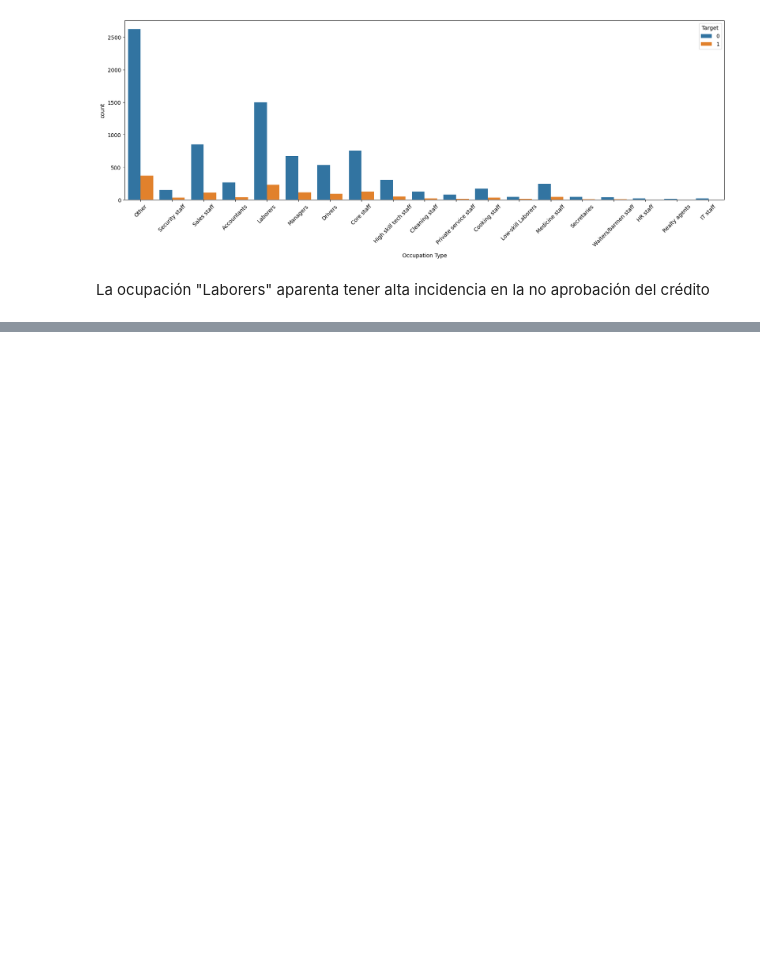
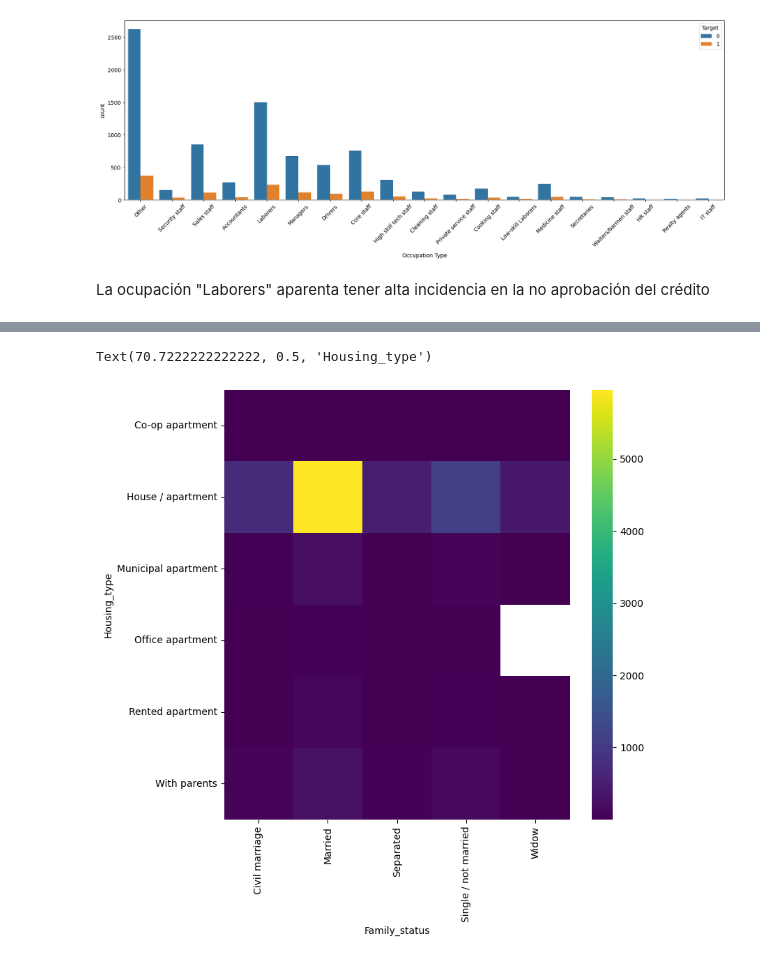
Before and after one commit to jcterrerof/CoderHouse, a Jupyter notebook: Fundamentos para la Ciencia de Datos/Credit_Card_Elegibility_Julio_Terrero.ipynb, the cells around one changed output, grey strips where cells are left out. Cells and saved outputs as stored; diff of their text form; code cells hidden in the pictures; blank space fills up the shorter version.

```diff
--- a/Fundamentos para la Ciencia de Datos/Credit_Card_Elegibility_Julio_Terrero.ipynb
+++ b/Fundamentos para la Ciencia de Datos/Credit_Card_Elegibility_Julio_Terrero.ipynb
@@ -175,0 +233,15 @@ La ocupación "Laborers" aparenta tener alta incidencia en la no aprobación del
+# %%
+# Analisis bivariado de Family_status y Housing_type
+
+plt.subplots(figsize=(8, 8))
+df_2dhist = pd.DataFrame({
+    x_label: grp['Housing_type'].value_counts()
+    for x_label, grp in dataset.groupby('Family_status')
+})
+
+sns.heatmap(df_2dhist, cmap='viridis')
+plt.xlabel('Family_status')
+plt.ylabel('Housing_type')
+# %% [output]
+Text(70.7222222222222, 0.5, 'Housing_type')
+[figure, added]
```
Also changed, not shown: parts of 55 cells of this notebook.
